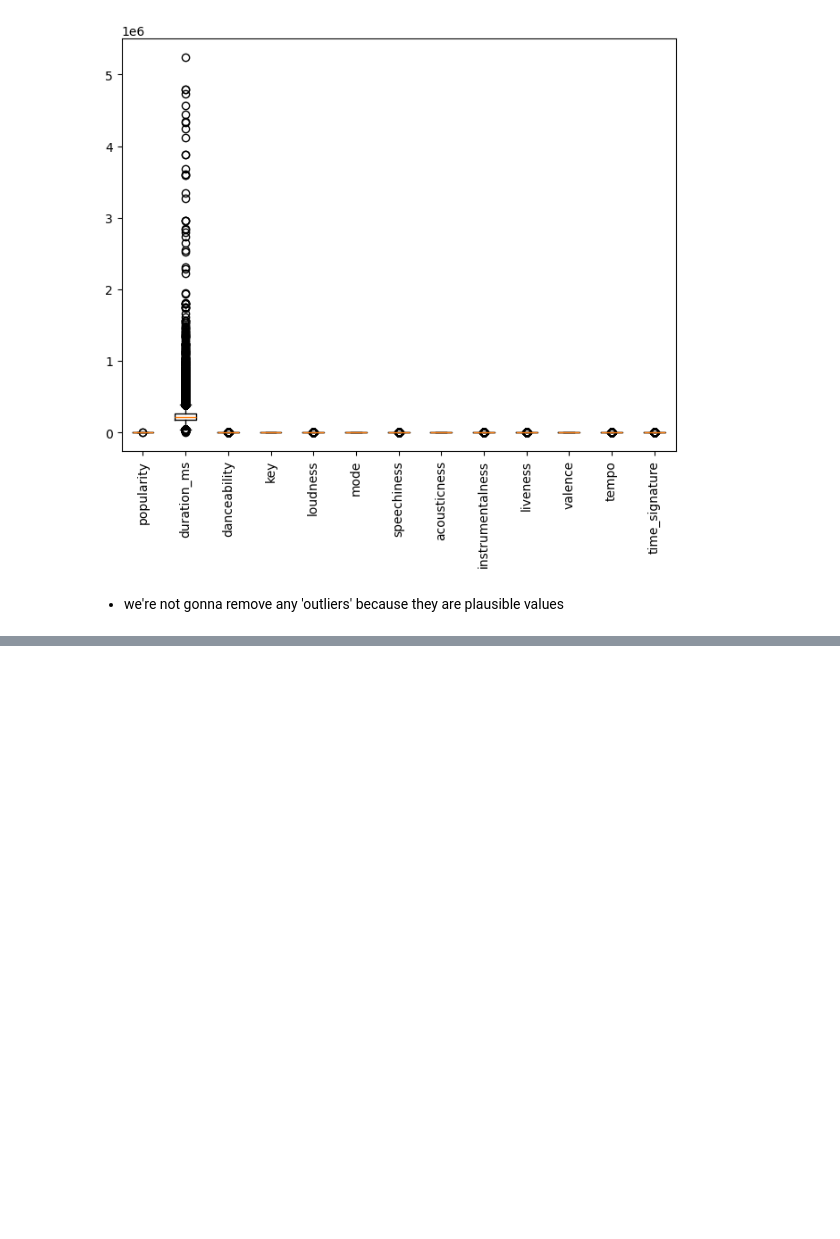
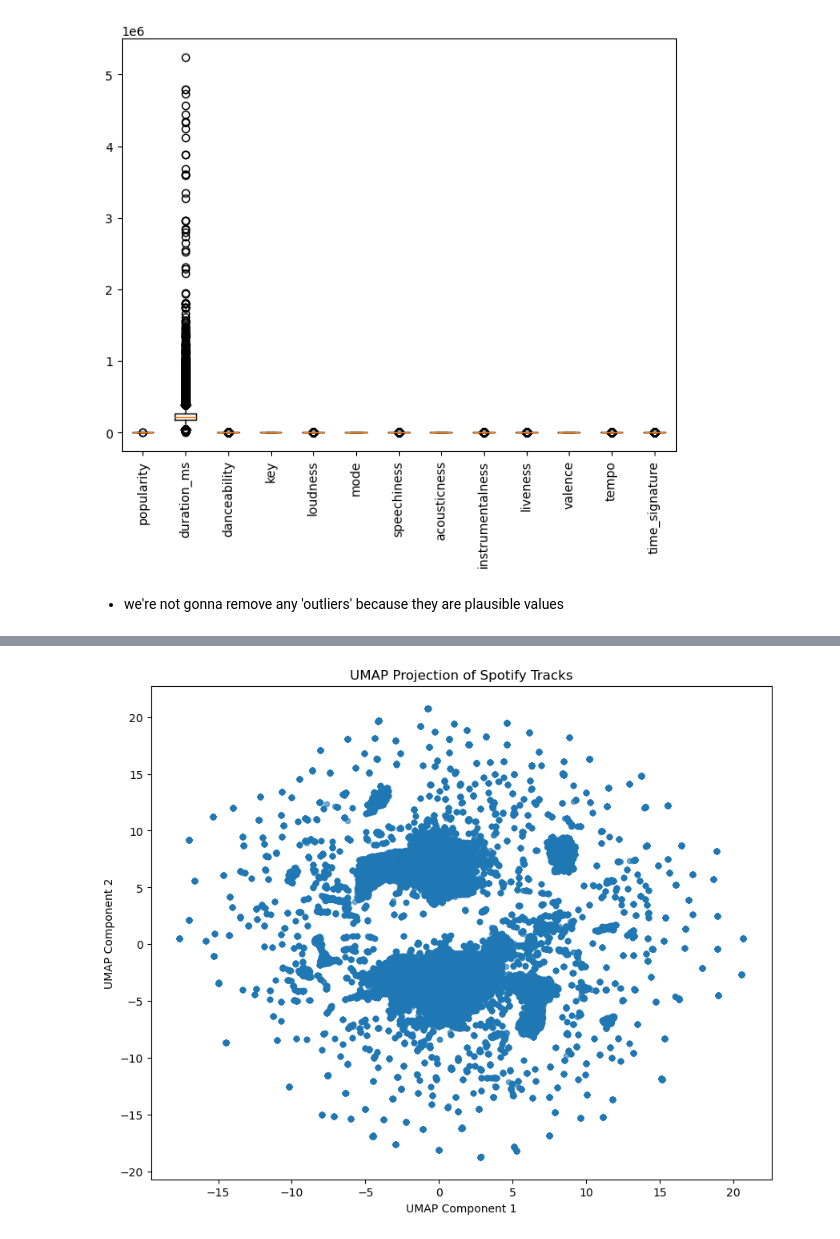
Before and after one commit to iinesclaro/ml2_projects, a Jupyter notebook: spotify_tracks_main.ipynb, the cells around one changed output, grey strips where cells are left out. Saved outputs shown, nothing was run; the diff lists cells and outputs as text; code cells hidden in the pictures; blank space fills up the shorter version.

Commit message:
umap, kmeans

```diff
--- a/spotify_tracks_main.ipynb
+++ b/spotify_tracks_main.ipynb
@@ -228,0 +215,6 @@ plt.show()
+# %%
+import umap
+
+# Apply UMAP with 2 components for visualization
+umap_reducer = umap.UMAP(n_components=2, random_state=42, n_neighbors=15, min_dist=0.1)
+umap_embeddings = umap_reducer.fit_transform(spotify_clustering_scaled)
@@ -228,0 +242,9 @@ plt.show()
+# %%
+plt.figure(figsize=(10, 8))
+plt.scatter(umap_embeddings[:, 0], umap_embeddings[:, 1], alpha=0.6, s=20)
+plt.xlabel('UMAP Component 1')
+plt.ylabel('UMAP Component 2')
+plt.title('UMAP Projection of Spotify Tracks')
+plt.show()
+# %% [output]
+[figure, added]
```
Also changed, not shown: parts of 5 cells of this notebook.
